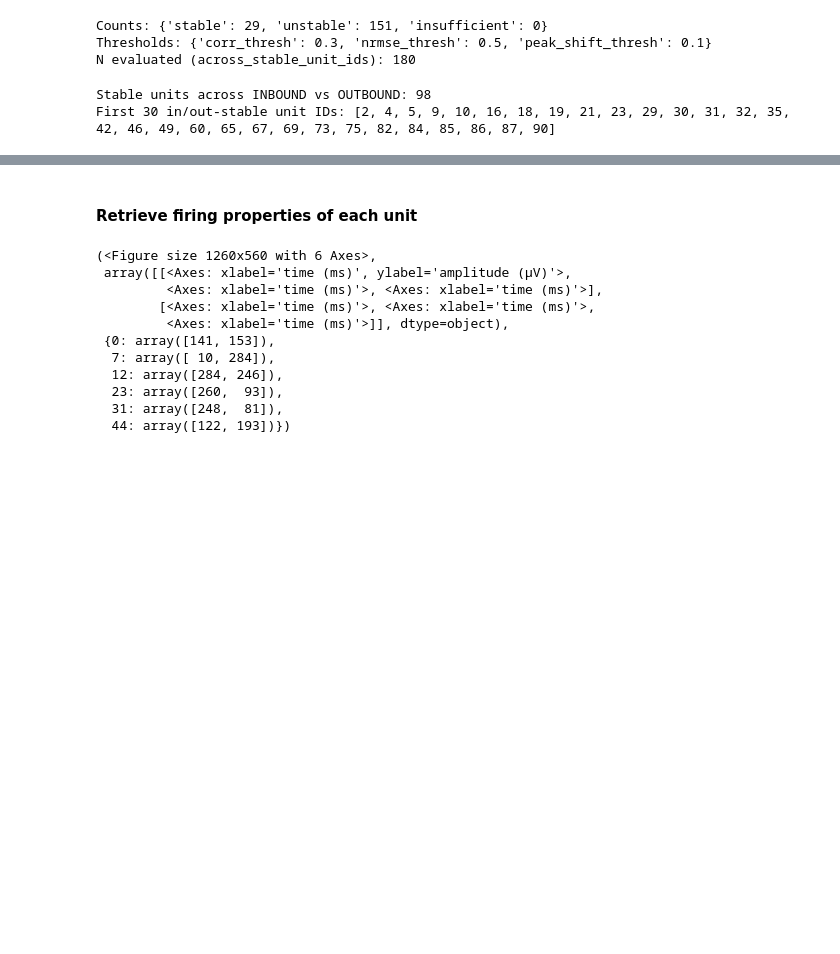
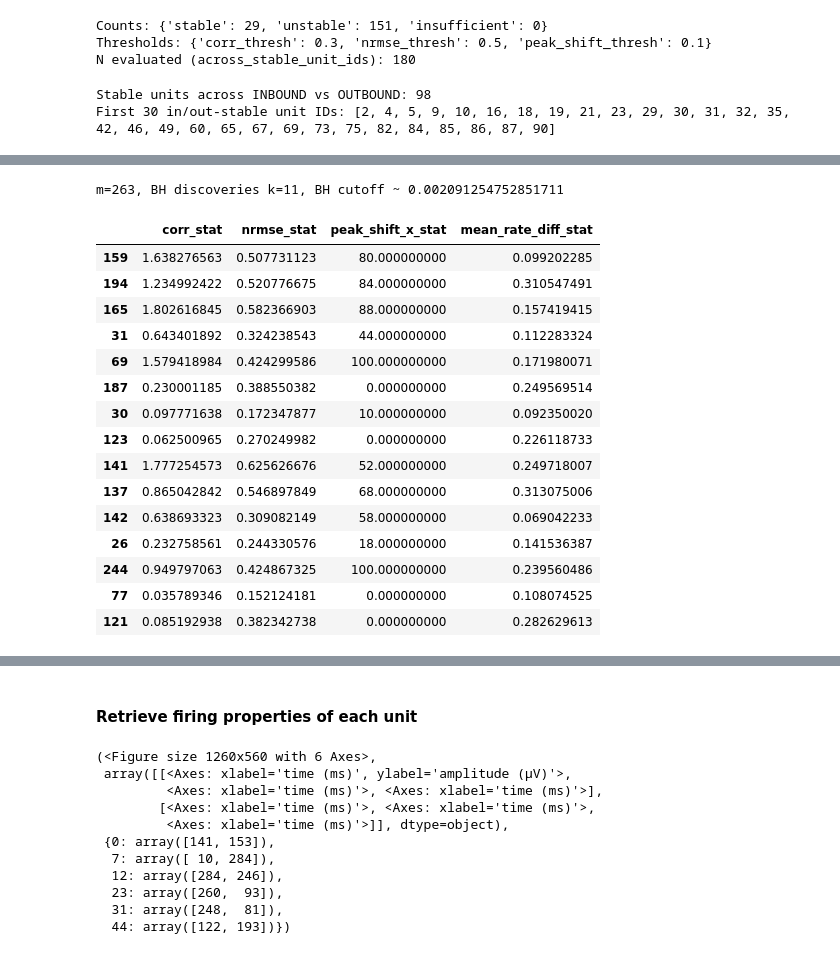
Before and after one commit to anirudh073/pfc-movement-analysis, a Jupyter notebook: notebooks/unit_tuning.ipynb, the cells around one changed output, grey strips where cells are left out. Cells and saved outputs as stored; diff of their text form; code cells hidden in the pictures; blank space fills up the shorter version.

```diff
--- a/notebooks/unit_tuning.ipynb
+++ b/notebooks/unit_tuning.ipynb
@@ -3838,14 +4103,16 @@ res_outin = permutation_test_tuning_difference_trial_labels(
     label_a="outbound",
     label_b="inbound",
     binning="sliding",
-    window_width=0.20,
-    window_step=0.02,
+    window_width=20,
+    window_step=2,
     tuner_min=tuner_min,
     tuner_max=tuner_max,
     n_perm=2000,
     random_state=0,
     strata_column="epoch",   # keeps A/B counts fixed within each epoch
-    units=units_to_use,      # None = all units
+    units=units_to_use,
+    max_stat_standardization="zscore",
+
 )
 
 display(res_outin["p_values"].head())
@@ -3856,0 +4396,26 @@ print("Example significant unit ids:", sig_units[:20])
+# %%
+alpha = 0.05
+res = res_outin if "res_outin" in globals() else res_inout
+
+p = res["p_max"].dropna().to_numpy()
+p_sorted = np.sort(p)
+m = len(p_sorted)
+bh_line = (np.arange(1, m + 1) / m) * alpha
+
+passed = np.where(p_sorted <= bh_line)[0]
+k = int(passed[-1] + 1) if passed.size else 0
+cutoff = float(bh_line[k-1]) if k > 0 else np.nan
+
+print(f"m={m}, BH discoveries k={k}, BH cutoff ~ {cutoff}")
+
+plt.figure(figsize=(6,4))
+plt.plot(p_sorted, label="sorted p_max")
+plt.plot(bh_line, label="BH threshold (i/m*alpha)")
+plt.yscale("log")
+plt.xlabel("rank i")
+plt.ylabel("p (log scale)")
+plt.legend()
+plt.tight_layout()
+plt.show()
+# %% [output]
+m=263, BH discoveries k=11, BH cutoff ~ 0.002091254752851711
@@ -3856,0 +4434,25 @@ print("Example significant unit ids:", sig_units[:20])
+# %%
+res = res_outin if "res_outin" in globals() else res_inout
+
+obs = res["observed_stats"]  # columns like corr_stat, nrmse_stat, peak_shift_x_stat, mean_rate_diff_stat
+qmax = res["q_max"]
+
+top = qmax.sort_values().head(15).index
+display(obs.loc[top])
+# %% [output]
+|  | corr_stat | nrmse_stat | peak_shift_x_stat | mean_rate_diff_stat |
+| 159 | 1.638276563 | 0.507731123 | 80.000000000 | 0.099202285 |
+| 194 | 1.234992422 | 0.520776675 | 84.000000000 | 0.310547491 |
+| 165 | 1.802616845 | 0.582366903 | 88.000000000 | 0.157419415 |
+| 31 | 0.643401892 | 0.324238543 | 44.000000000 | 0.112283324 |
+| 69 | 1.579418984 | 0.424299586 | 100.000000000 | 0.171980071 |
+| 187 | 0.230001185 | 0.388550382 | 0.000000000 | 0.249569514 |
+| 30 | 0.097771638 | 0.172347877 | 10.000000000 | 0.092350020 |
+| 123 | 0.062500965 | 0.270249982 | 0.000000000 | 0.226118733 |
+| 141 | 1.777254573 | 0.625626676 | 52.000000000 | 0.249718007 |
+| 137 | 0.865042842 | 0.546897849 | 68.000000000 | 0.313075006 |
+| 142 | 0.638693323 | 0.309082149 | 58.000000000 | 0.069042233 |
+| 26 | 0.232758561 | 0.244330576 | 18.000000000 | 0.141536387 |
+| 244 | 0.949797063 | 0.424867325 | 100.000000000 | 0.239560486 |
+| 77 | 0.035789346 | 0.152124181 | 0.000000000 | 0.108074525 |
+| 121 | 0.085192938 | 0.382342738 | 0.000000000 | 0.282629613 |
```
Also changed, not shown: parts of 11 cells of this notebook.
